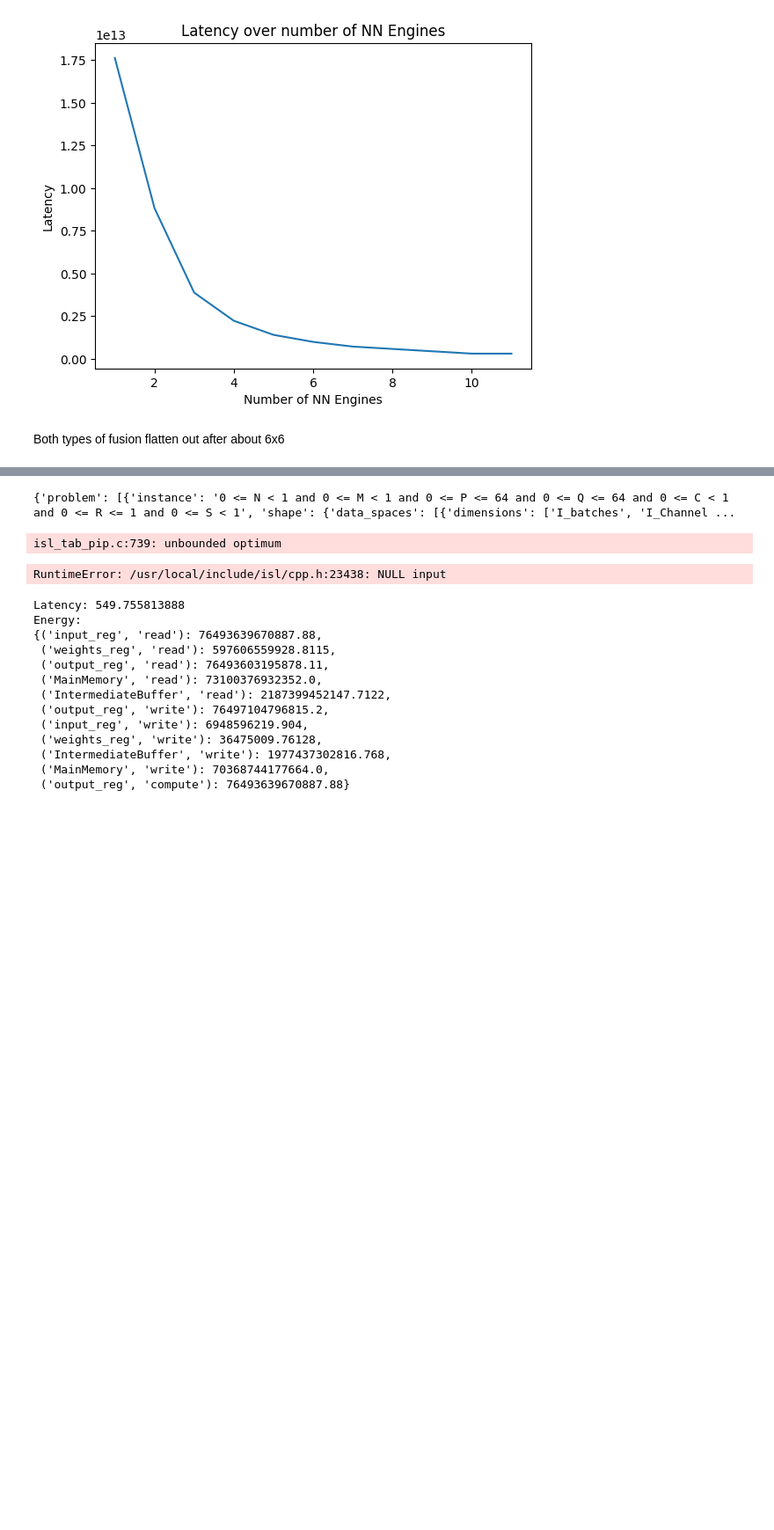
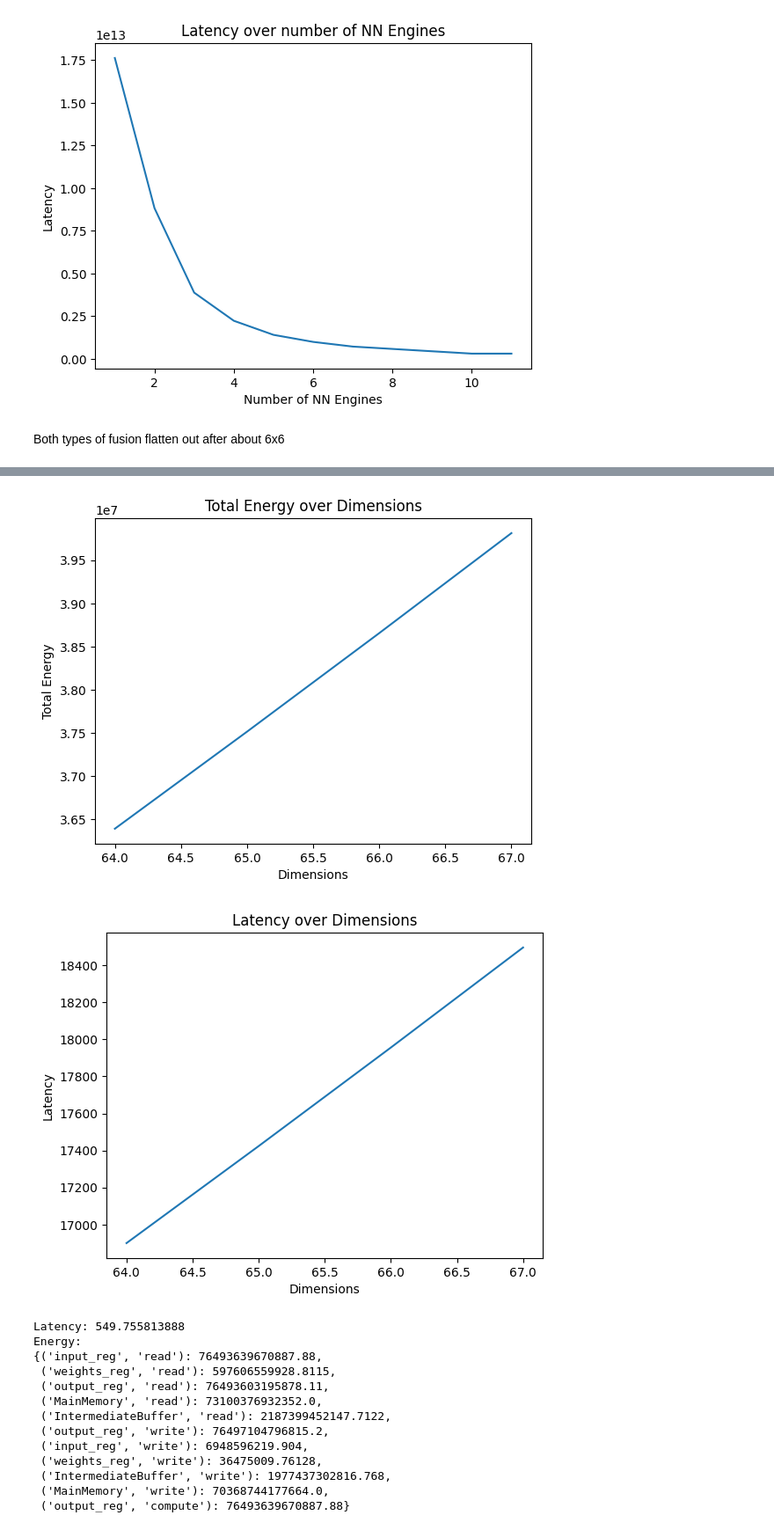
Before and after one commit to YouryMoise/6.5930FinalProject, a Jupyter notebook: workspace/notebook/notebook.ipynb, the cells around one changed output, grey strips where cells are left out. Shown: that part at 88% size. Saved outputs shown, nothing was run; the diff lists cells and outputs as text; code cells hidden in the pictures; blank space fills up the shorter version.

Commit message:
got matrix sequential working

```diff
--- a/workspace/notebook/notebook.ipynb
+++ b/workspace/notebook/notebook.ipynb
@@ -1161,5 +1162,6 @@ KeyboardInterrupt:
 # %%
 ### with new matrix files but for changing the height and width, sequential
+### YOURY - currently working here
 from util import *
 from pprint import pp
 from pytimeloop.looptree.run import run_looptree
@@ -1200,52 +1202,72 @@ final_string = "channels, latency, input_r, weights_r, output_r, dram_r, intbuff
 
 # workload_file["problem"][
 
-for i in range(64, 256):
+x_array_dimensions = []
+y_energy_array_sequential = []
+y_latency_array_sequential = []
+
+for i in range(64, 68):
+    x_array_dimensions.append(i)
+    if not i%10:
+        print(i)
 
 
     instance_string_one = f"0 <= N < 1 and 0 <= M < 1 and 0 <= P <= {i} and 0 <= Q <= {i} and 0 <= C < 1 and 0 <= R <= 1 and 0 <= S < 1"
 
-    instance_string_two = f"0 <= N2 < 1 and 0 <= M2 < 1 and 0 <= P2 <= {i} and 0 <= Q2 <= {i} and 0 <= C2 < 1 and 0 <= R2 <= 1 and 0 <= S2"
+    instance_string_two = f"0 <= N2 < 1 and 0 <= M2 < 1 and 0 <= P2 <= {i} and 0 <= Q2 <= {i} and 0 <= C2 < 1 and 0 <= R2 <= 1 and 0 <= S2 < 1"
 
     for key in workload_file["problem"]:
         name = key['shape']['name']
         # print(key)
         if name == 'Conv1':
             key['instance'] = instance_string_one
         else:
             key['instance'] = instance_string_two
 
     with open('../configs/new_matrix_workload.yaml', 'w') as file:
         yaml.dump(workload_file, file, default_flow_style=False)
 
-    print(workload_file)
+    # print(workload_file)
     stats = run_looptree(
         CONFIG_DIR,
         # ['architecture.yaml', 'two_fc.workload.yaml', 'layer-by-layer.mapping.yaml'],
         ['architecture.yaml', 'new_matrix_workload.yaml','new_matrix_mapping_sequential.yaml'],
         TMP_DIR,
         bindings,
         call_accelergy=True
     )
     en = stats.energy
-    final_string += f"{2**i},{stats.latency/1e9},{en[('input_reg', 'read')]},{en[('weights_reg', 'read')]},{en[('output_reg', 'read')]},\
+    final_string += f"{2**i},{stats.latency/1e9},{en[('input_reg', 'read')]},{en[('weights_reg', 'read')]},{0},\
     {en[('MainMemory', 'read')]},{en[('IntermediateBuffer', 'read')]},{en[('input_reg', 'write')]},{en[('weights_reg', 'write')]},{en[('output_reg', 'write')]},\
     {en[('MainMemory', 'write')]},{en[('IntermediateBuffer', 'write')]},{en[('output_reg', 'compute')]}\n"
+    #en[('output_reg', 'read')]
+    total_energy = sum(en[key] for key in en)
+    y_energy_array_sequential.append(total_energy)
+    y_latency_array_sequential.append(stats.latency)
+    #
+plt.plot(x_array_dimensions, y_energy_array_sequential)
+plt.xlabel("Dimensions")
+plt.ylabel("Total Energy")
+plt.title("Total Energy over Dimensions")
+plt.show()
 
-import csv
+plt.plot(x_array_dimensions, y_latency_array_sequential)
+plt.xlabel("Dimensions")
+plt.ylabel("Latency")
+plt.title("Latency over Dimensions")
+plt.show()
 
 # string_data = "Name,Age,City\nJohn,30,New York\nAlice,25,London\nBob,35,Paris"
 
-with open('dimTestSequentialMatrix.csv', 'w', newline='\n') as csvfile:
-    writer = csv.writer(csvfile)
-    for row in final_string.splitlines():
-        writer.writerow(row.split(','))
+# with open('dimTestSequentialMatrix.csv', 'w', newline='\n') as csvfile:
+#     writer = csv.writer(csvfile)
+#     for row in final_string.splitlines():
+#         writer.writerow(row.split(','))
 
-print(final_string)
+# print(final_string)
 # %% [output]
-{'problem': [{'instance': '0 <= N < 1 and 0 <= M < 1 and 0 <= P <= 64 and 0 <= Q <= 64 and 0 <= C < 1 and 0 <= R <= 1 and 0 <= S < 1', 'shape': {'data_spaces': [{'dimensions': ['I_batches', 'I_Channel ...
-isl_tab_pip.c:739: unbounded optimum
-RuntimeError: /usr/local/include/isl/cpp.h:23438: NULL input
+[figure, added]
+[figure, added]
 # %%
 print('Latency:', stats.latency/1e9)
 print('Energy:')
```
Also changed, not shown: parts of 2 cells of this notebook, 1 other file.
